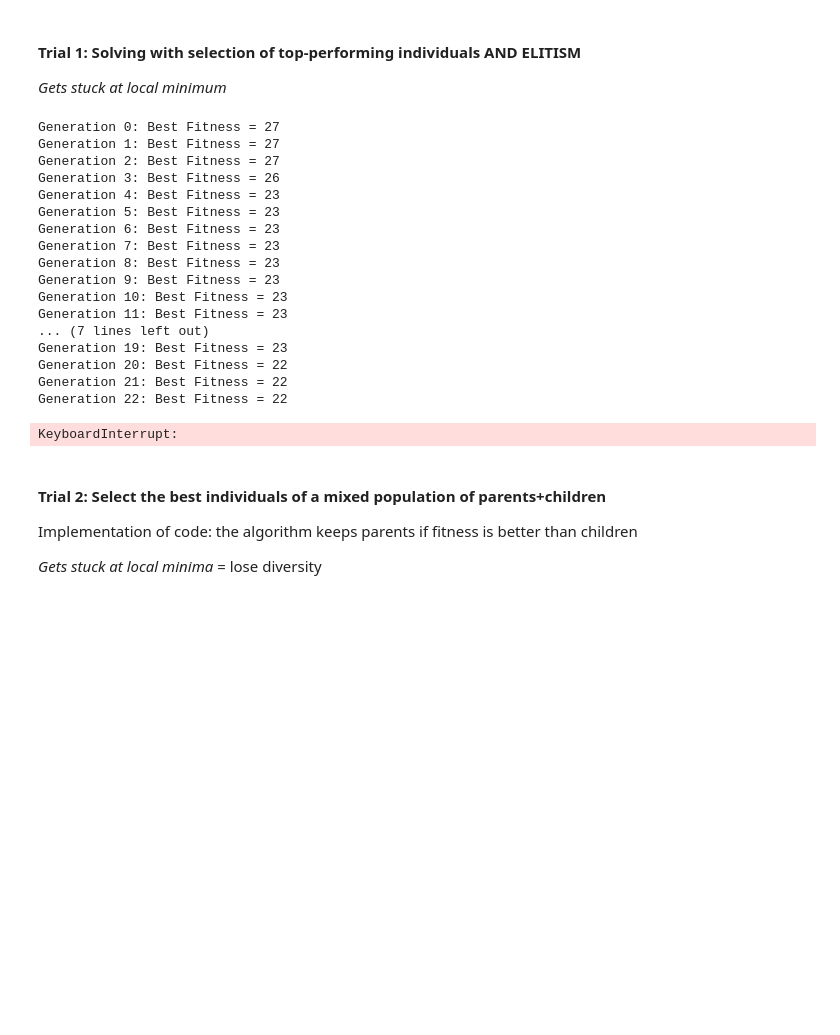
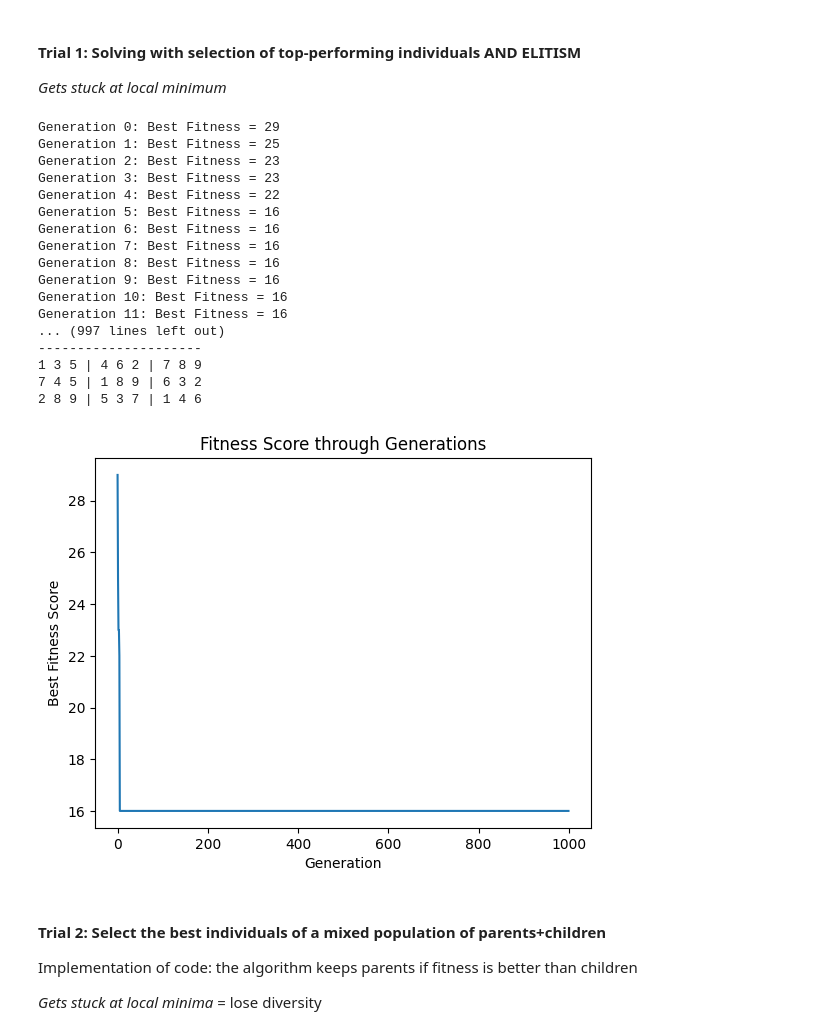
Before and after one commit to raky55/StrawberryShortcake, a Jupyter notebook: StrawberryShortcake.ipynb, the cells around one changed output. Cells and saved outputs as stored; diff of their text form; code cells hidden in the pictures; blank space fills up the shorter version.

```diff
--- a/StrawberryShortcake.ipynb
+++ b/StrawberryShortcake.ipynb
@@ -293,9 +293,9 @@ def solve_sudoku_t1(base_grid, population_size=100, num_generations=1000, mutati
             break
 
         # Select the top-performing individuals
-        #selected = selection(population, fitnesses, selection_size=population_size)
+        selected = selection(population, fitnesses, selection_size=population_size)
         #selected = [tournament_sel(population) for _ in range(population_size)]    ### tournament ### : slow and not the best sol
-        selected = [selection_fps(population) for _ in range(population_size)]    ### fps ### : VERYYY slow and not the best sol
+        #selected = [selection_fps(population) for _ in range(population_size)]    ### fps ### : VERYYY slow and not the best sol
         if len(selected) == 0:
             raise ValueError("Selected population is empty. Check the selection function.")
 
@@ -316,51 +316,51 @@ def solve_sudoku_t1(base_grid, population_size=100, num_generations=1000, mutati
         population = [mutate(child, base_grid, mutation_rate) for child in offspring]
         if len(population) == 0:
             raise ValueError("Population after mutation is empty. Check mutation steps.")
 
 
         # Elitism: Preserve the best individuals
         sorted_pop = sorted(zip(population, fitnesses), key=lambda x: x[1])  # The first individuals in the list have the best fitnesses, aka min
         elites = [x[0] for x in sorted_pop[:elite_size]]  # Extract the 5 best individuals
         # Replace the first worst individuals with the elites
         for elite in elites:
             worst = max(population, key=calculate_fitness)
             if calculate_fitness(elite) < calculate_fitness(worst):
                 population.pop(population.index(worst))
                 population.append(elite)
 
 
     # Display the best solution found
     if best_solution is not None:
         print("\nFinal Solution:")
         print_grid(best_solution)
 
     # Plot the fitness history
     plt.plot(fitness_history)
     plt.xlabel('Generation')
     plt.ylabel('Best Fitness Score') # I want to have the mean of fitness scores
     plt.title('Fitness Score through Generations')
     plt.show()
 
 solve_sudoku_t1(base_grid, POPULATION_SIZE, 1000, 0.15, 10)
 # %% [output]
-Generation 0: Best Fitness = 27
-Generation 1: Best Fitness = 27
-Generation 2: Best Fitness = 27
-Generation 3: Best Fitness = 26
-Generation 4: Best Fitness = 23
-Generation 5: Best Fitness = 23
-Generation 6: Best Fitness = 23
-Generation 7: Best Fitness = 23
-Generation 8: Best Fitness = 23
-Generation 9: Best Fitness = 23
-Generation 10: Best Fitness = 23
-Generation 11: Best Fitness = 23
-... (7 lines left out)
-Generation 19: Best Fitness = 23
-Generation 20: Best Fitness = 22
-Generation 21: Best Fitness = 22
-Generation 22: Best Fitness = 22
+Generation 0: Best Fitness = 29
+Generation 1: Best Fitness = 25
+Generation 2: Best Fitness = 23
+Generation 3: Best Fitness = 23
+Generation 4: Best Fitness = 22
+Generation 5: Best Fitness = 16
+Generation 6: Best Fitness = 16
+Generation 7: Best Fitness = 16
+Generation 8: Best Fitness = 16
+Generation 9: Best Fitness = 16
+Generation 10: Best Fitness = 16
+Generation 11: Best Fitness = 16
+... (997 lines left out)
+---------------------
+1 3 5 | 4 6 2 | 7 8 9
+7 4 5 | 1 8 9 | 6 3 2
+2 8 9 | 5 3 7 | 1 4 6
-KeyboardInterrupt:
+[figure, added]
 # %% [markdown]
 #### Trial 2: Select the best individuals of a mixed population of parents+children
 
```
